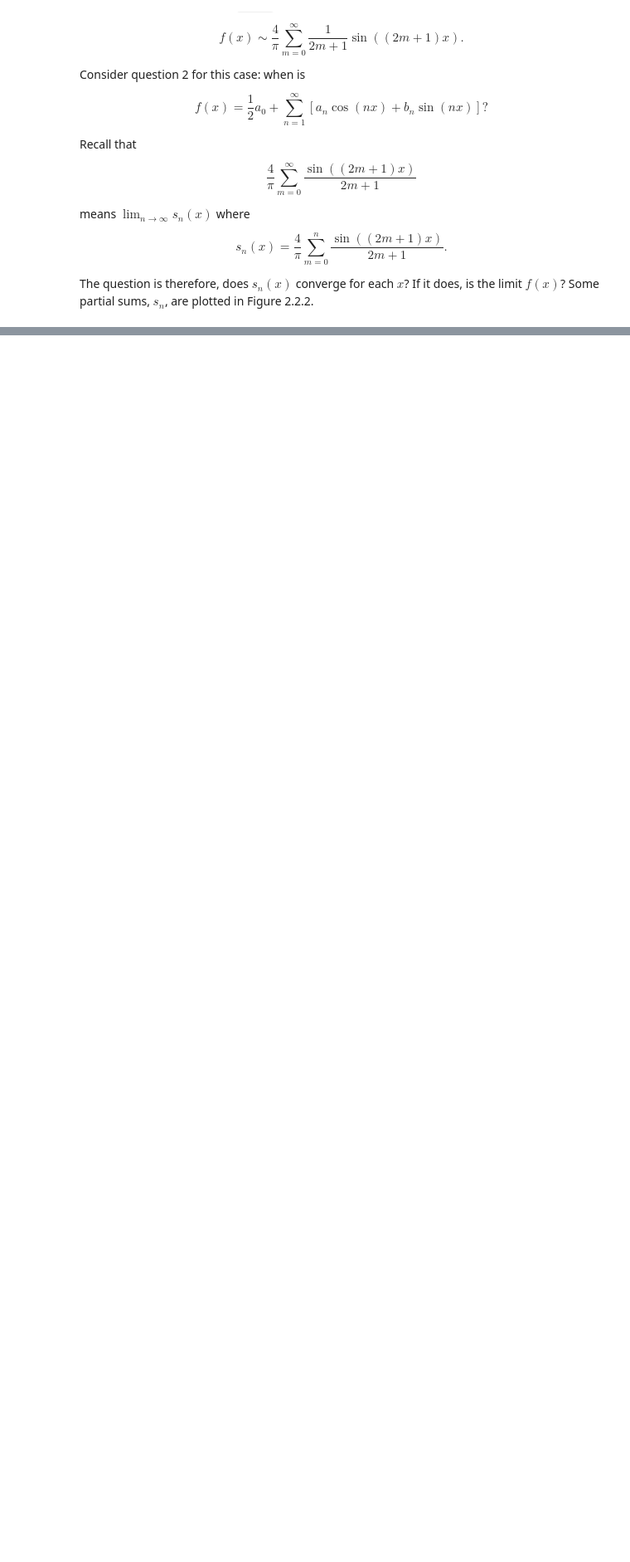
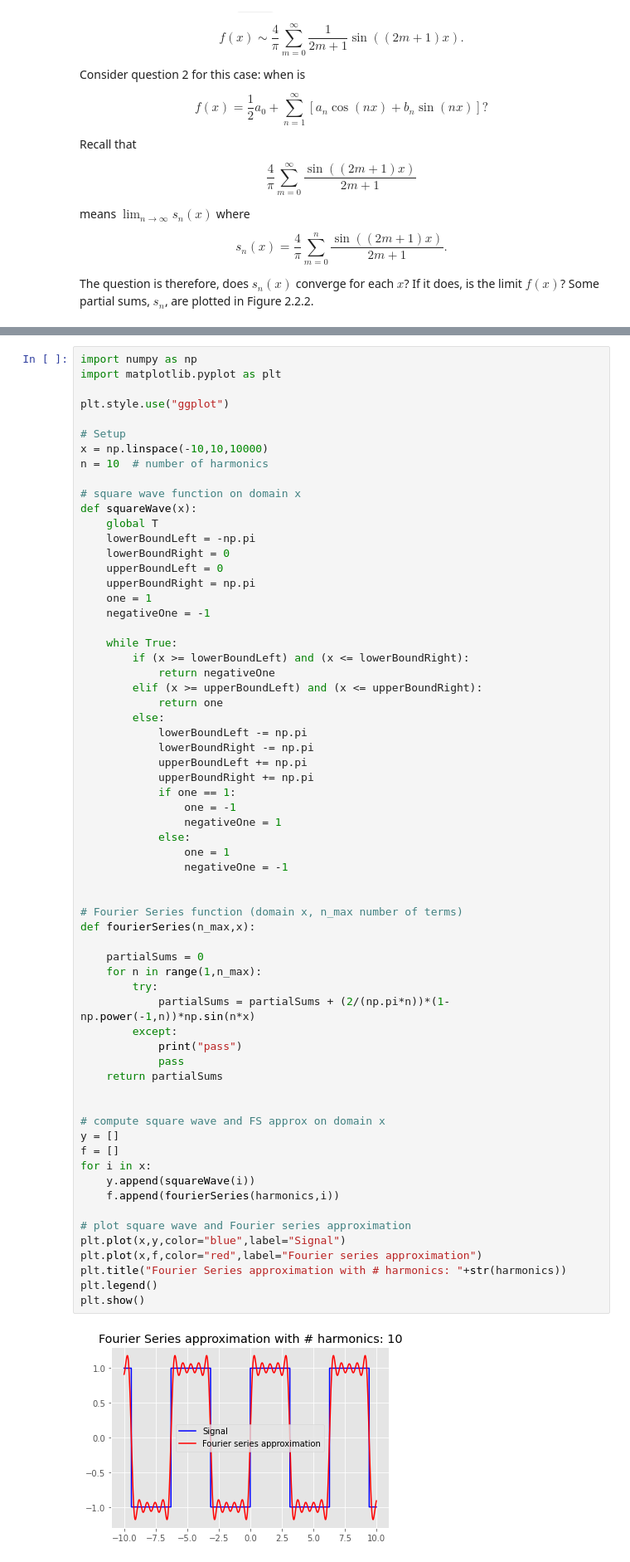
Before and after one commit to jjcrofts77/Advanced-Calculus-MATH20471, a Jupyter notebook: content/notebooks/Part1/Chapter2/Fourierseries2pi.ipynb, the cells around one changed output, grey strips where cells are left out. Shown: that part at 83% size. Saved outputs shown, nothing was run; the diff lists cells and outputs as text; blank space fills up the shorter version.

```diff
--- a/content/notebooks/Part1/Chapter2/Fourierseries2pi.ipynb
+++ b/content/notebooks/Part1/Chapter2/Fourierseries2pi.ipynb
@@ -332,0 +274,66 @@ plt.show()
+# %%
+import numpy as np
+import matplotlib.pyplot as plt
+
+plt.style.use("ggplot")
+
+# Setup
+x = np.linspace(-10,10,10000)
+n = 10  # number of harmonics
+
+# square wave function on domain x
+def squareWave(x):
+    global T
+    lowerBoundLeft = -np.pi
+    lowerBoundRight = 0
+    upperBoundLeft = 0
+    upperBoundRight = np.pi
+    one = 1
+    negativeOne = -1
+
+    while True:
+        if (x >= lowerBoundLeft) and (x <= lowerBoundRight):
+            return negativeOne
+        elif (x >= upperBoundLeft) and (x <= upperBoundRight):
+            return one
+        else:
+            lowerBoundLeft -= np.pi
+            lowerBoundRight -= np.pi
+            upperBoundLeft += np.pi
+            upperBoundRight += np.pi
+            if one == 1:
+                one = -1
+                negativeOne = 1
+            else:
+                one = 1
+                negativeOne = -1
+
+
+# Fourier Series function (domain x, n_max number of terms)
+def fourierSeries(n_max,x):
+
+    partialSums = 0
+    for n in range(1,n_max):
+        try:
+            partialSums = partialSums + (2/(np.pi*n))*(1-np.power(-1,n))*np.sin(n*x)
+        except:
+            print("pass")
+            pass
+    return partialSums
+
+
+# compute square wave and FS approx on domain x
+y = []
+f = []
+for i in x:
+    y.append(squareWave(i))
+    f.append(fourierSeries(harmonics,i))
+
+# plot square wave and Fourier series approximation
+plt.plot(x,y,color="blue",label="Signal")
+plt.plot(x,f,color="red",label="Fourier series approximation")
+plt.title("Fourier Series approximation with # harmonics: "+str(harmonics))
+plt.legend()
+plt.show()
+# %% [output]
+[figure, added]
```
Also changed, not shown: parts of 1 cell of this notebook.
